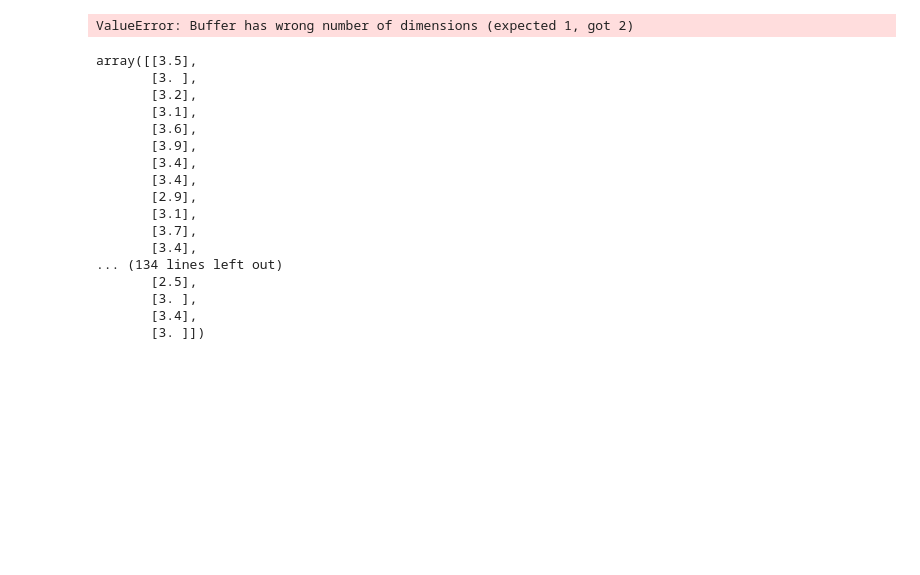
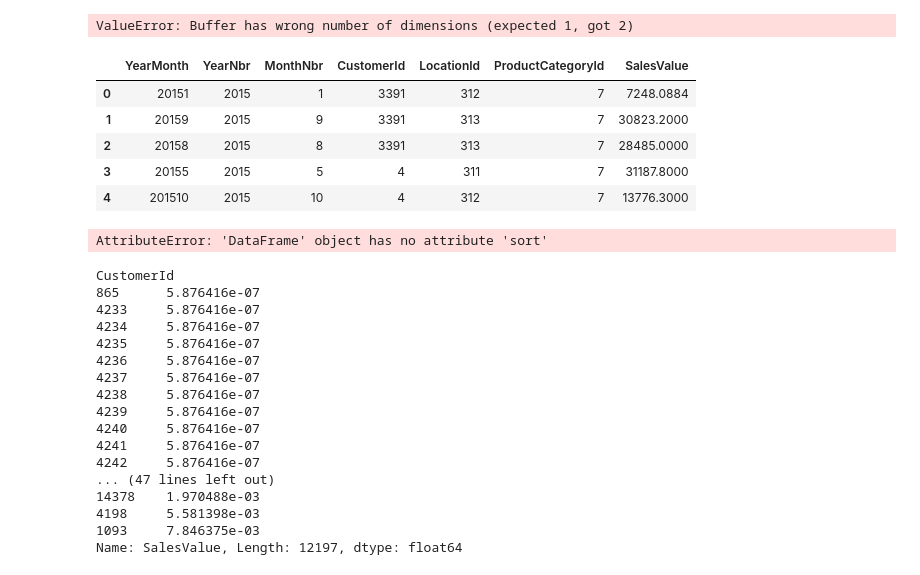
Before and after one commit to eponkratova/statistics, a Jupyter notebook: code.ipynb, the cells around one changed output. Drawn from its saved outputs; the diff is of its cells as text; code cells hidden in the pictures; blank space fills up the shorter version.

```diff
--- a/code.ipynb
+++ b/code.ipynb
@@ -958,23 +958,45 @@ _ = plt.xlabel('species')
 plt.show()
 # %% [output]
 ValueError: Buffer has wrong number of dimensions (expected 1, got 2)
-# %%
-iris.data[:, 1:2]
-# %% [output]
-array([[3.5],
-       [3. ],
-       [3.2],
-       [3.1],
-       [3.6],
-       [3.9],
-       [3.4],
-       [3.4],
-       [2.9],
-       [3.1],
-       [3.7],
-       [3.4],
-... (134 lines left out)
-       [2.5],
-       [3. ],
-       [3.4],
-       [3. ]])
+# %%
+df = pd.read_csv('./files/2015OnLineCustHist.csv')
+df.head()
+# %% [output]
+|  | YearMonth | YearNbr | MonthNbr | CustomerId | LocationId | ProductCategoryId | SalesValue |
+| 0 | 20151 | 2015 | 1 | 3391 | 312 | 7 | 7248.0884 |
+| 1 | 20159 | 2015 | 9 | 3391 | 313 | 7 | 30823.2000 |
+| 2 | 20158 | 2015 | 8 | 3391 | 313 | 7 | 28485.0000 |
+| 3 | 20155 | 2015 | 5 | 4 | 311 | 7 | 31187.8000 |
+| 4 | 201510 | 2015 | 10 | 4 | 312 | 7 | 13776.3000 |
+# %%
+def cum(data, group, sort):
+    # Setup data frame
+    cum_sum = data.groupby(group).sum().sort_values(by=sort)
+    cum_sum['percent'] = cum_sum[sort] / cum_sum.sort.sum()
+    cum_sum['cum_per']= cum_sum['percent'].cumsum()
+    return cum_sum
+
+cum(df, df['CustomerId'], 'SalesValue')
+# %% [output]
+AttributeError: 'DataFrame' object has no attribute 'sort'
+# %%
+l = df.groupby(df['CustomerId']).sum().sort_values(by='SalesValue')
+l['SalesValue'].divide(l['SalesValue'].sum())
+# %% [output]
+CustomerId
+865      5.876416e-07
+4233     5.876416e-07
+4234     5.876416e-07
+4235     5.876416e-07
+4236     5.876416e-07
+4237     5.876416e-07
+4238     5.876416e-07
+4239     5.876416e-07
+4240     5.876416e-07
+4241     5.876416e-07
+4242     5.876416e-07
+... (47 lines left out)
+14378    1.970488e-03
+4198     5.581398e-03
+1093     7.846375e-03
+Name: SalesValue, Length: 12197, dtype: float64
```
Also changed, not shown: parts of 2 cells of this notebook, 2 other files.
